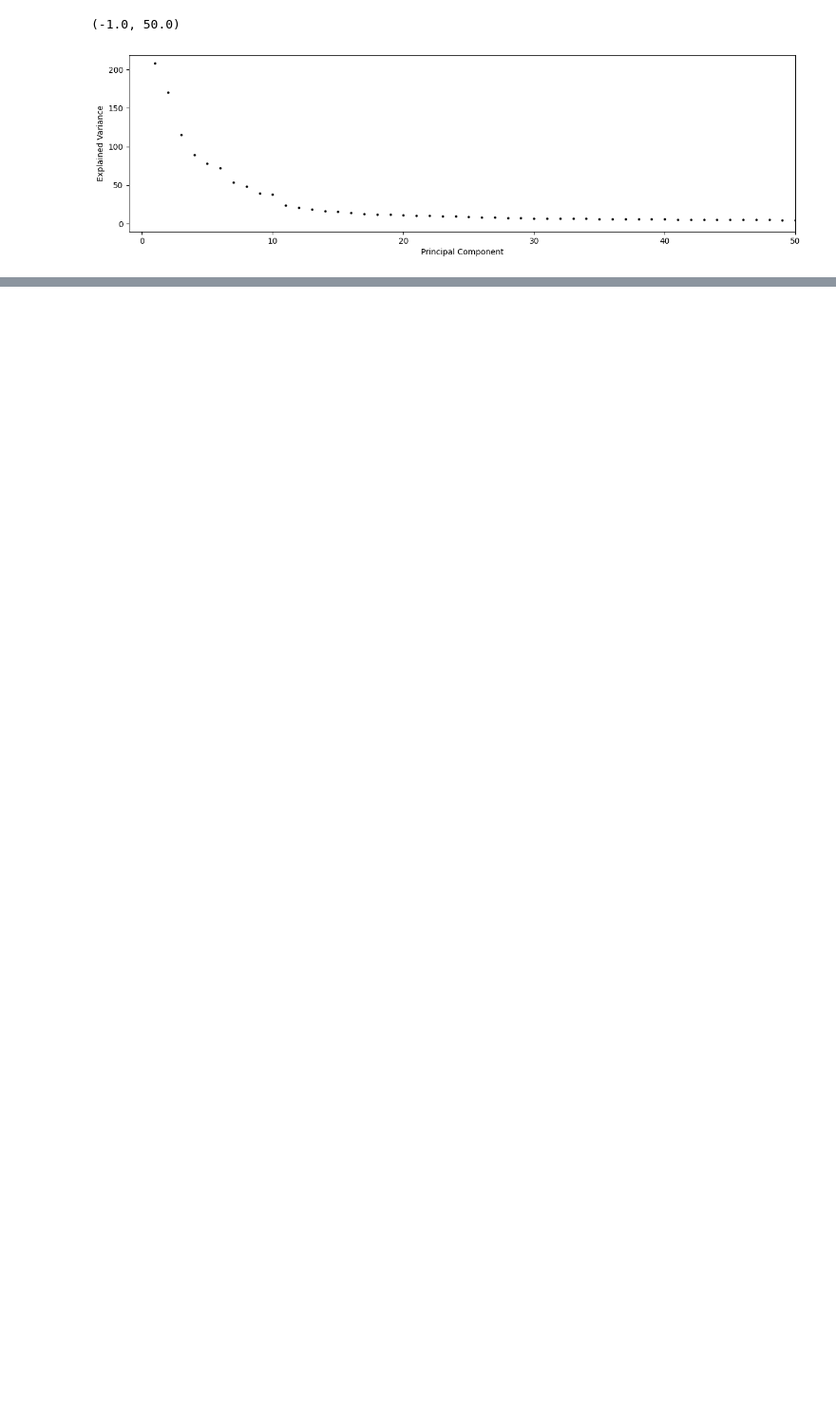
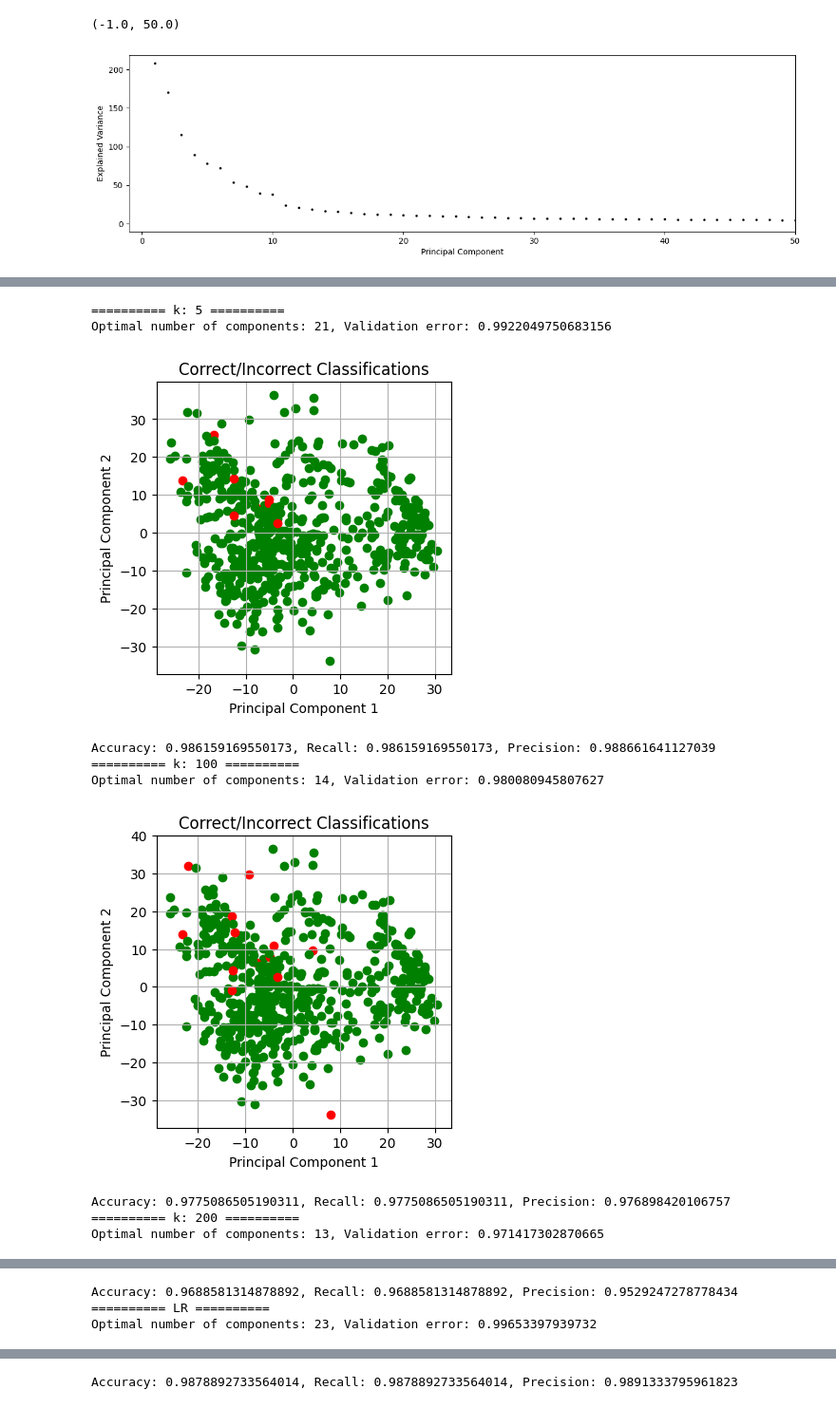
Before and after one commit to FelixJons/mve411-big-data-stats, a Jupyter notebook: MVE441_Project1.ipynb, the cells around one changed output, grey strips where cells are left out. Shown: that part at 95% size. Cells and saved outputs as stored; diff of their text form; code cells hidden in the pictures; blank space fills up the shorter version.

```diff
--- a/MVE441_Project1.ipynb
+++ b/MVE441_Project1.ipynb
@@ -196,0 +203,22 @@ Optimal number of components: 11
+# %%
+for k in [5, 100, 200]:
+    print(f"========== k: {k} ==========")
+    classifier = KNeighborsClassifier(n_neighbors=k)
+    optimal_components = cross_val_pca(classifier)
+    evaluate(optimal_components, classifier)
+
+print(f"========== LR ==========")
+classifier = LogisticRegression(max_iter=10000)
+optimal_components = cross_val_pca(classifier)
+evaluate(optimal_components, classifier)
+# %% [output]
+========== k: 5 ==========
+Optimal number of components: 21, Validation error: 0.9922049750683156
+[figure, added]
+Accuracy: 0.986159169550173, Recall: 0.986159169550173, Precision: 0.988661641127039
+========== k: 100 ==========
+Optimal number of components: 14, Validation error: 0.980080945807627
+[figure, added]
+Accuracy: 0.9775086505190311, Recall: 0.9775086505190311, Precision: 0.976898420106757
+========== k: 200 ==========
+Optimal number of components: 13, Validation error: 0.971417302870665
@@ -196,0 +226,3 @@ Optimal number of components: 11
+Accuracy: 0.9688581314878892, Recall: 0.9688581314878892, Precision: 0.9529247278778434
+========== LR ==========
+Optimal number of components: 23, Validation error: 0.99653397939732
@@ -196,0 +230 @@ Optimal number of components: 11
+Accuracy: 0.9878892733564014, Recall: 0.9878892733564014, Precision: 0.9891333795961823
```
Also changed, not shown: parts of 9 cells of this notebook, 1 other file.
